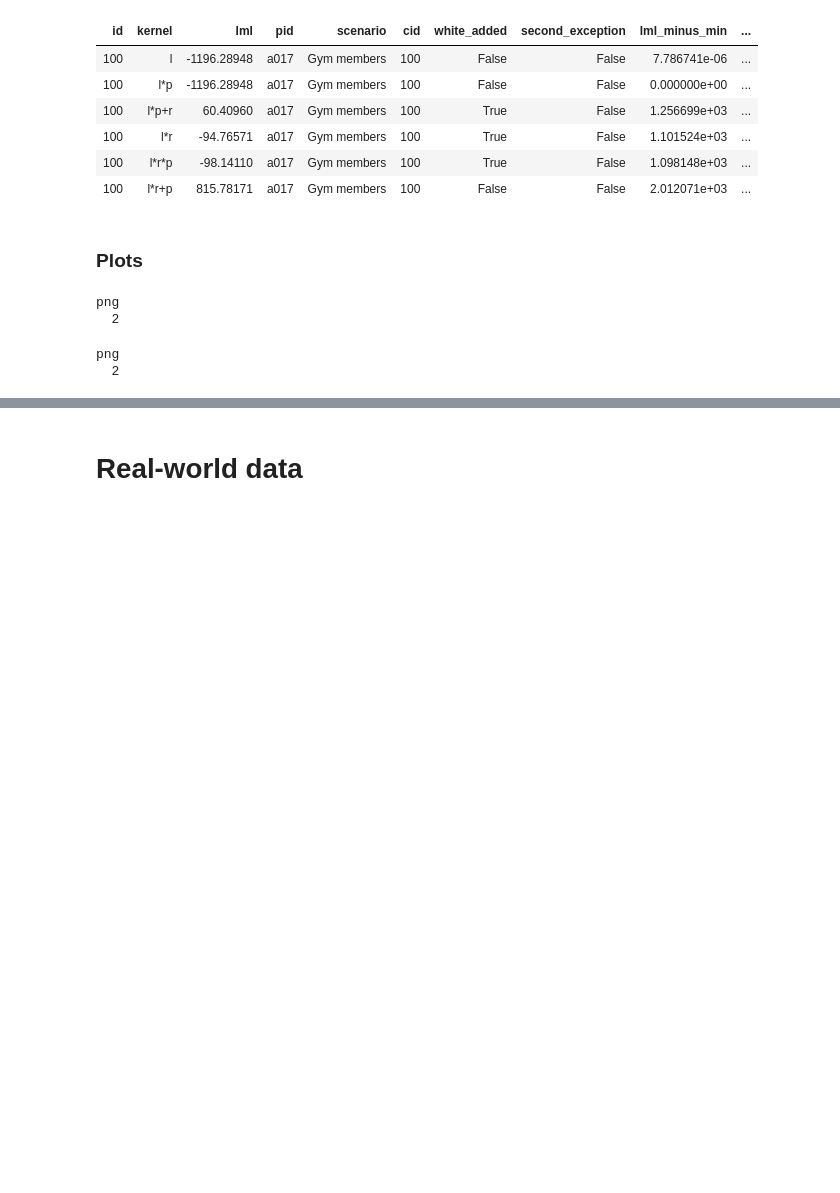
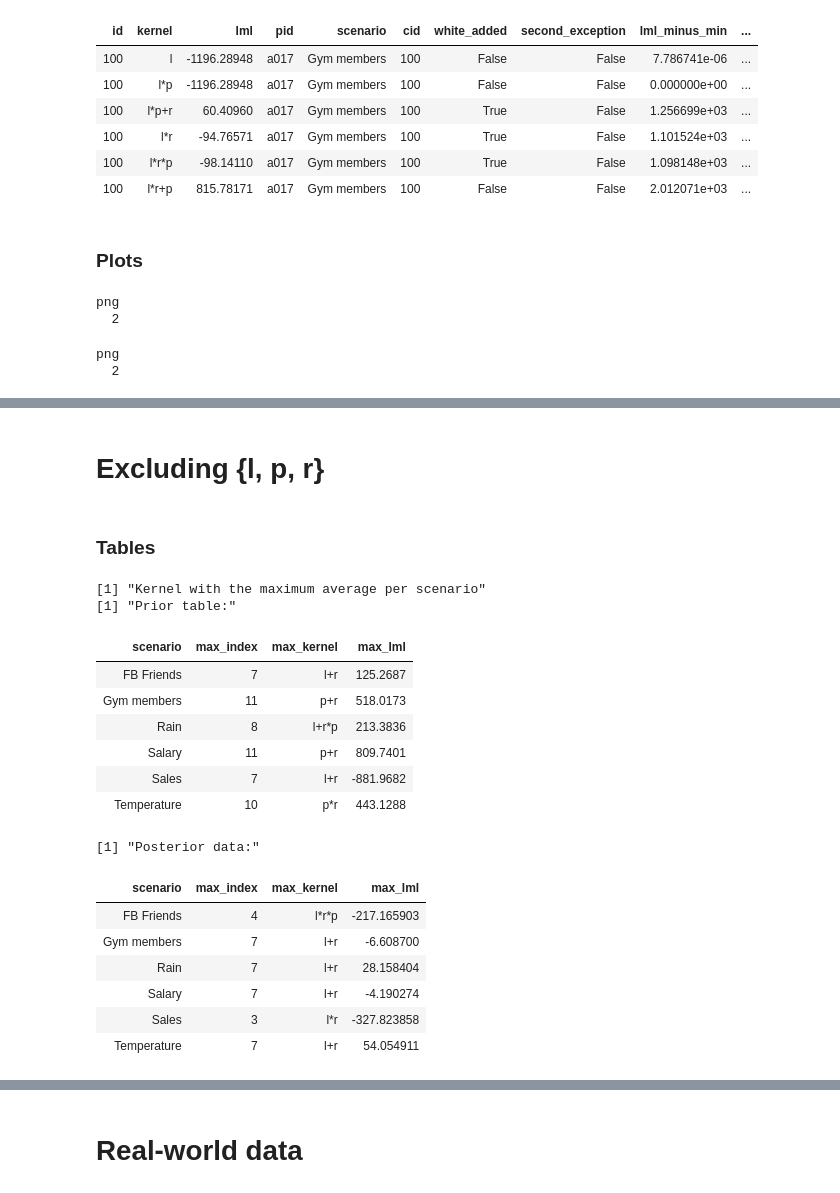
Before and after one commit to ericschulz/compforca, a Jupyter notebook: Data analysis/3- New compositional analysis.ipynb, the cells around one changed output, grey strips where cells are left out. Cells and saved outputs as stored; diff of their text form; code cells hidden in the pictures; blank space fills up the shorter version.

```diff
--- a/Data analysis/3- New compositional analysis.ipynb
+++ b/Data analysis/3- New compositional analysis.ipynb
@@ -255,0 +495,51 @@ png
+# %% [markdown]
+# Excluding {l, p, r}
+# %% [markdown]
+### Tables
+# %%
+prior_a <- lmls_prior_f %>%
+                    filter(kernel != 'l', kernel != 'p', kernel != 'r') %>%
+                    group_by(kernel, scenario) %>%
+                    summarize(value = mean(lml),
+                              lo_ci = t.test(lml, conf.level=0.95)$conf.int[1],
+                              hi_ci = t.test(lml, conf.level=0.95)$conf.int[2])
+
+posterior_a <- lmls_posterior_f %>%
+                    filter(kernel != 'l', kernel != 'p', kernel != 'r') %>%
+                    group_by(kernel, scenario) %>%
+                    summarize(value = mean(lml),
+                              lo_ci = t.test(lml, conf.level=0.95)$conf.int[1],
+                              hi_ci = t.test(lml, conf.level=0.95)$conf.int[2])
+
+print('Kernel with the maximum average per scenario')
+print('Prior table:')
+prior_a %>%
+    group_by(scenario) %>%
+    summarize(max_index = which.max(value),
+              max_kernel = kernel[max_index],
+              max_lml = value[max_index])
+
+print('Posterior data:')
+posterior_a %>%
+    group_by(scenario) %>%
+    summarize(max_index = which.max(value),
+              max_kernel = kernel[max_index],
+              max_lml = value[max_index])
+# %% [output]
+[1] "Kernel with the maximum average per scenario"
+[1] "Prior table:"
+| scenario | max_index | max_kernel | max_lml |
+| FB Friends | 7 | l+r | 125.2687 |
+| Gym members | 11 | p+r | 518.0173 |
+| Rain | 8 | l+r*p | 213.3836 |
+| Salary | 11 | p+r | 809.7401 |
+| Sales | 7 | l+r | -881.9682 |
+| Temperature | 10 | p*r | 443.1288 |
+[1] "Posterior data:"
+| scenario | max_index | max_kernel | max_lml |
+| FB Friends | 4 | l*r*p | -217.165903 |
+| Gym members | 7 | l+r | -6.608700 |
+| Rain | 7 | l+r | 28.158404 |
+| Salary | 7 | l+r | -4.190274 |
+| Sales | 3 | l*r | -327.823858 |
+| Temperature | 7 | l+r | 54.054911 |
```
Also changed, not shown: parts of 30 cells of this notebook, 11 other files.
